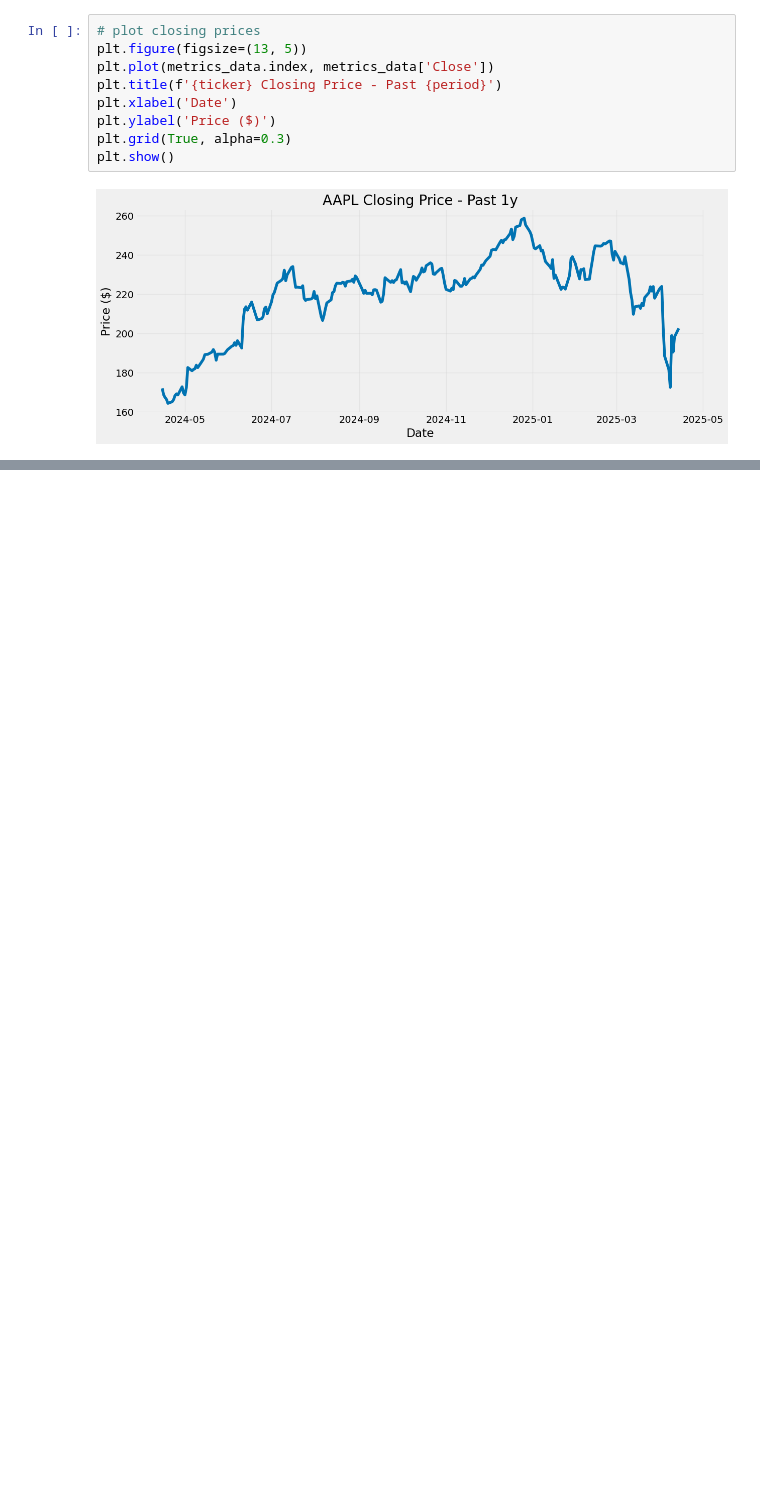
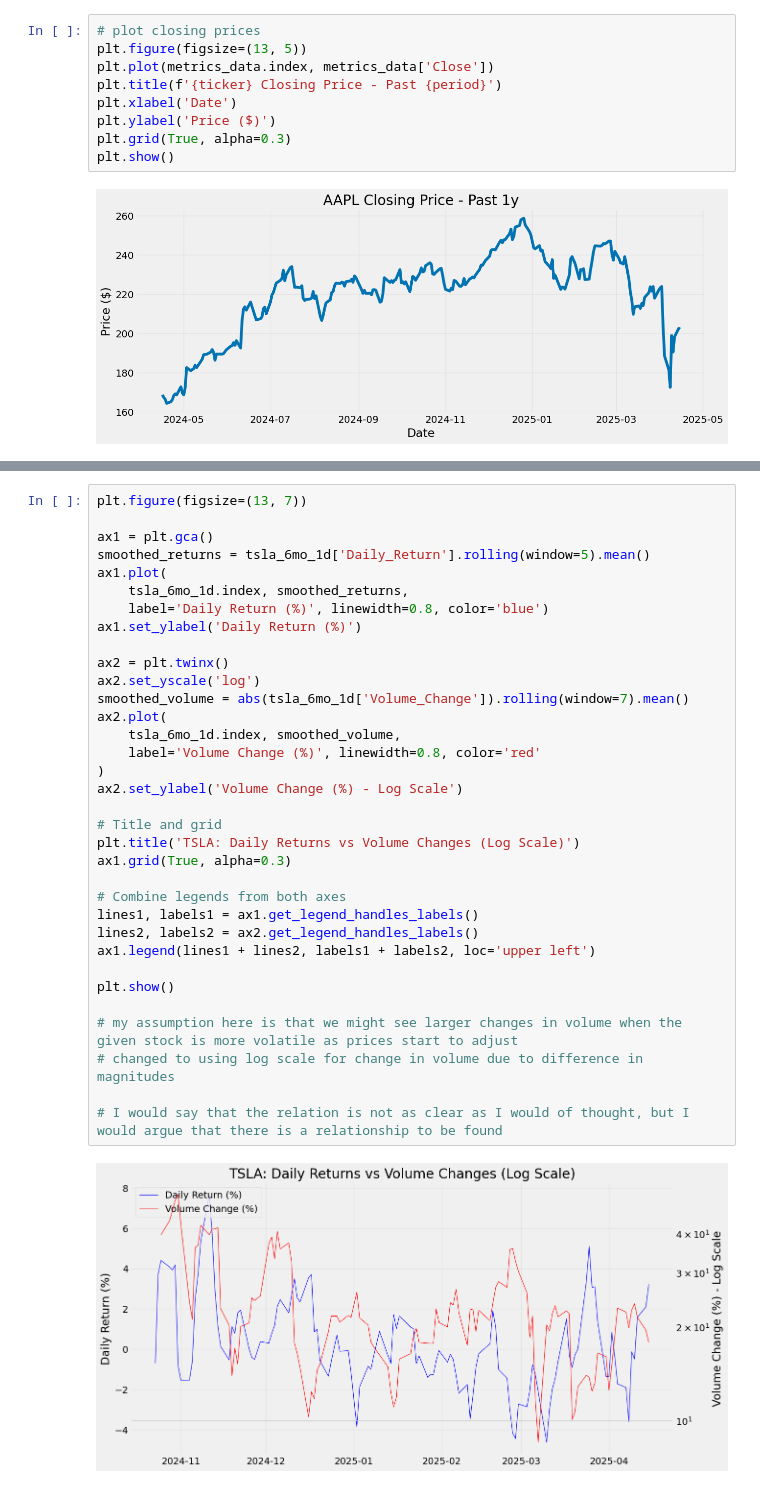
Before and after one commit to julianDalban/financial-dashboard, a Jupyter notebook: notebooks/first_test.ipynb, the cells around one changed output, grey strips where cells are left out. Drawn from its saved outputs; the diff is of its cells as text; blank space fills up the shorter version.

```diff
--- a/notebooks/first_test.ipynb
+++ b/notebooks/first_test.ipynb
@@ -219,0 +277,36 @@ plt.show()
+# %%
+plt.figure(figsize=(13, 7))
+
+ax1 = plt.gca()
+smoothed_returns = tsla_6mo_1d['Daily_Return'].rolling(window=5).mean()
+ax1.plot(
+    tsla_6mo_1d.index, smoothed_returns,
+    label='Daily Return (%)', linewidth=0.8, color='blue')
+ax1.set_ylabel('Daily Return (%)')
+
+ax2 = plt.twinx()
+ax2.set_yscale('log')
+smoothed_volume = abs(tsla_6mo_1d['Volume_Change']).rolling(window=7).mean()
+ax2.plot(
+    tsla_6mo_1d.index, smoothed_volume,
+    label='Volume Change (%)', linewidth=0.8, color='red'
+)
+ax2.set_ylabel('Volume Change (%) - Log Scale')
+
+# Title and grid
+plt.title('TSLA: Daily Returns vs Volume Changes (Log Scale)')
+ax1.grid(True, alpha=0.3)
+
+# Combine legends from both axes
+lines1, labels1 = ax1.get_legend_handles_labels()
+lines2, labels2 = ax2.get_legend_handles_labels()
+ax1.legend(lines1 + lines2, labels1 + labels2, loc='upper left')
+
+plt.show()
+
+# my assumption here is that we might see larger changes in volume when the given stock is more volatile as prices start to adjust
+# changed to using log scale for change in volume due to difference in magnitudes
+
+# I would say that the relation is not as clear as I would of thought, but I would argue that there is a relationship to be found
+# %% [output]
+[figure, added]
```
Also changed, not shown: parts of 12 cells of this notebook.
